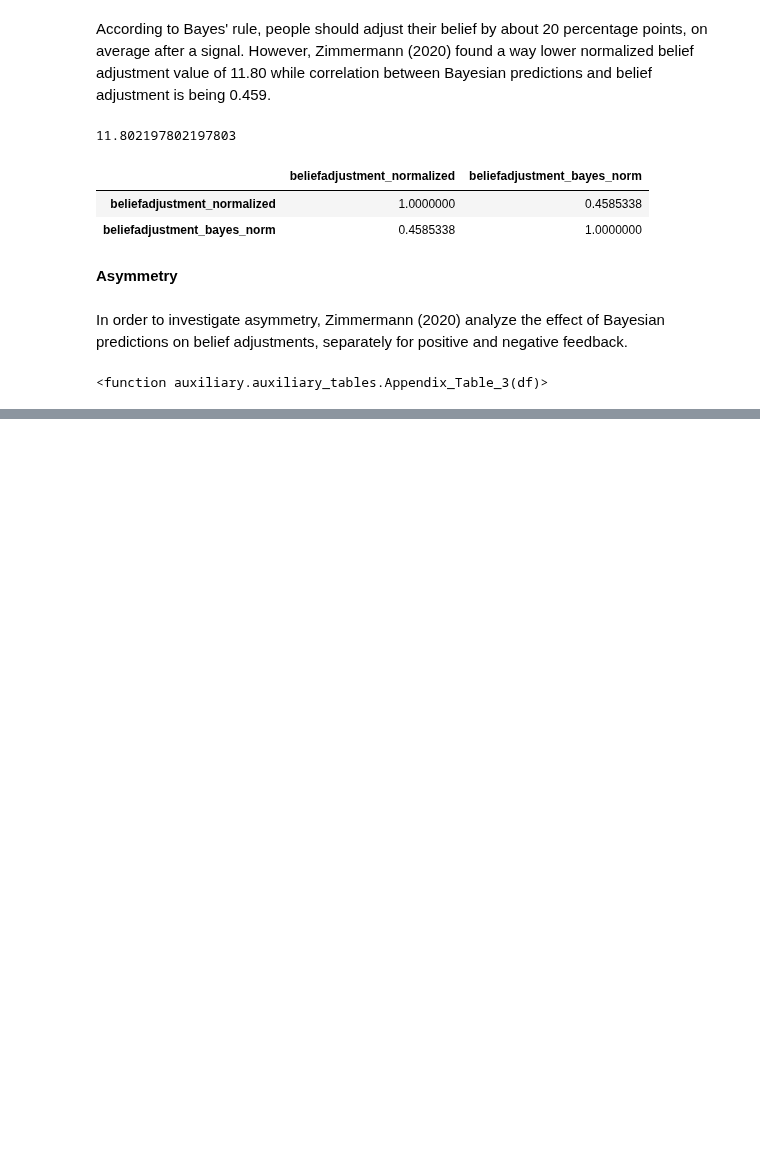
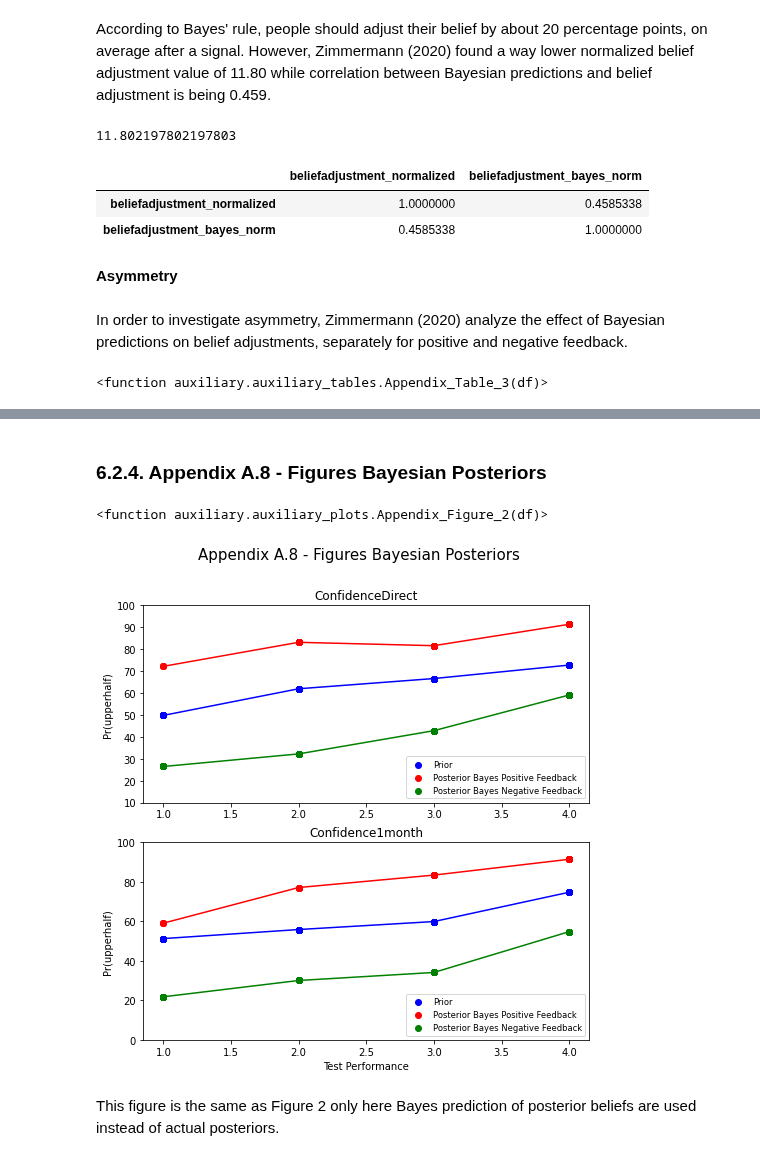
Before and after one commit to aysuavci/ose-data-science-course-project-aysuavci, a Jupyter notebook: project_notebook.ipynb, the cells around one changed output, grey strips where cells are left out. Saved outputs shown, nothing was run; the diff lists cells and outputs as text; code cells hidden in the pictures; blank space fills up the shorter version.

```diff
--- a/project_notebook.ipynb
+++ b/project_notebook.ipynb
@@ -425,0 +488,14 @@ Appendix_Table_3(df) #NEEDS FIX
+# %% [markdown]
+### 6.2.4. Appendix A.8 - Figures Bayesian Posteriors
+# %%
+#Calculating Bayesian Posterior Averages
+df['prior_av_b'] = df.groupby(['test_1', 'dummytreat_direct1month'])["prior_median"].transform('mean')
+df['post_av_pos_b'] = df[df["dummynews_goodbad"] == 0].groupby(['test_1', 'dummytreat_direct1month'])["posterior_median_bayes"].transform('mean')
+df['post_av_neg_b'] = df[df["dummynews_goodbad"] == 1].groupby(['test_1', 'dummytreat_direct1month'])["posterior_median_bayes"].transform('mean')
+# %%
+Appendix_Figure_2(df)
+# %% [output]
+<function auxiliary.auxiliary_plots.Appendix_Figure_2(df)>
+[figure, added]
+# %% [markdown]
+This figure is the same as Figure 2 only here Bayes prediction of posterior beliefs are used instead of actual posteriors.
```
Also changed, not shown: parts of 6 cells of this notebook.
